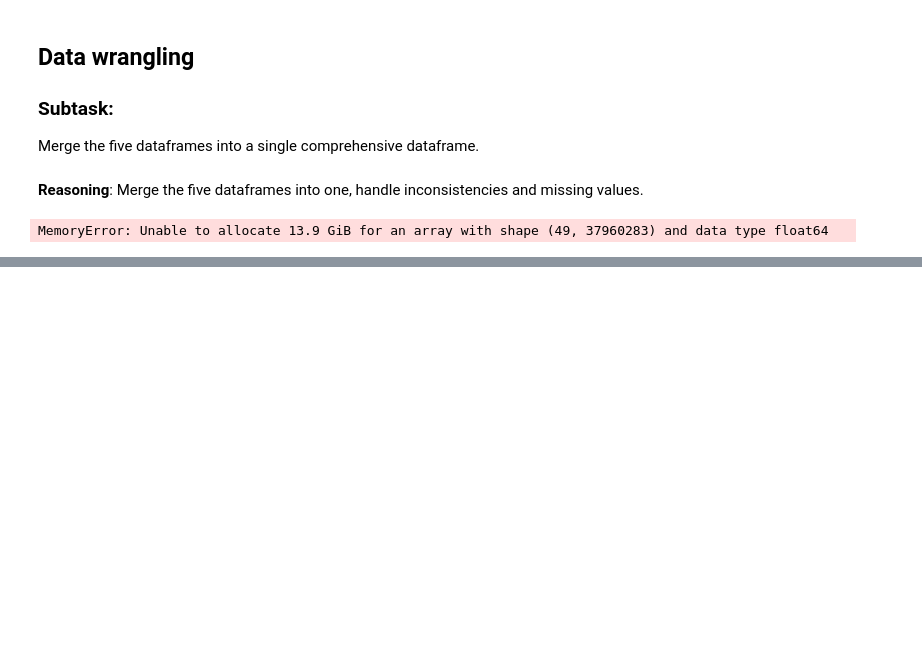
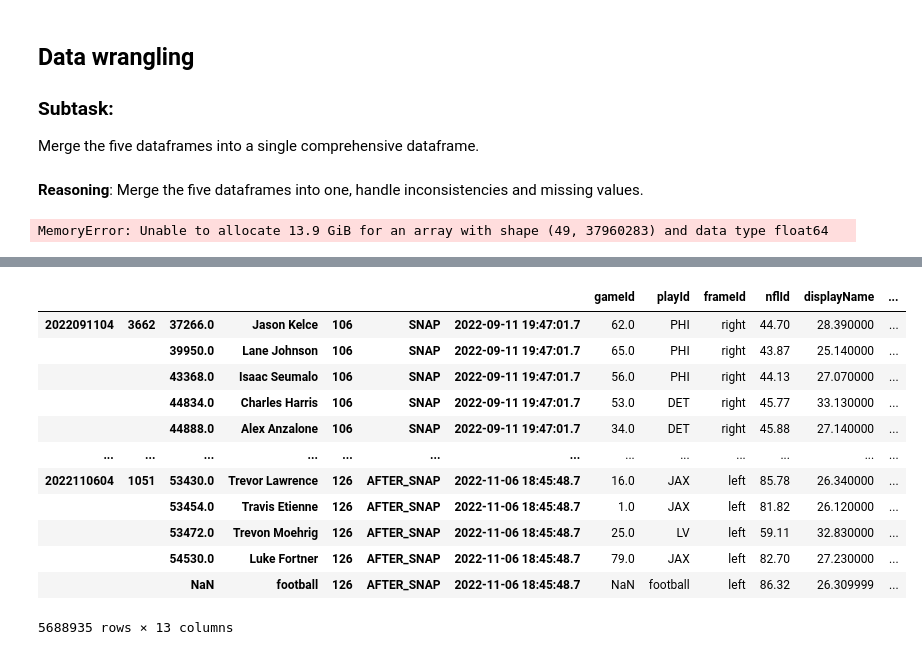
Before and after one commit to jesse279/NFL_passing, a Jupyter notebook: src/Football_Tracking.ipynb, the cells around one changed output, grey strips where cells are left out. Saved outputs shown, nothing was run; the diff lists cells and outputs as text; code cells hidden in the pictures; blank space fills up the shorter version.

```diff
--- a/src/Football_Tracking.ipynb
+++ b/src/Football_Tracking.ipynb
@@ -238,0 +636,22 @@ ani = animate_play(play_id, df_merged)
+# %%
+import pandas as pd
+
+# Load input features
+df = pd.read_csv("../data/play_features.csv") # 5688935
+# %%
+# df.drop_duplicates() #5688080
+df
+# %% [output]
+|  |  |  |  |  |  |  | gameId | playId | frameId | nflId | displayName | ... |
+| 2022091104 | 3662 | 37266.0 | Jason Kelce | 106 | SNAP | 2022-09-11 19:47:01.7 | 62.0 | PHI | right | 44.70 | 28.390000 | ... |
+|  |  | 39950.0 | Lane Johnson | 106 | SNAP | 2022-09-11 19:47:01.7 | 65.0 | PHI | right | 43.87 | 25.140000 | ... |
+|  |  | 43368.0 | Isaac Seumalo | 106 | SNAP | 2022-09-11 19:47:01.7 | 56.0 | PHI | right | 44.13 | 27.070000 | ... |
+|  |  | 44834.0 | Charles Harris | 106 | SNAP | 2022-09-11 19:47:01.7 | 53.0 | DET | right | 45.77 | 33.130000 | ... |
+|  |  | 44888.0 | Alex Anzalone | 106 | SNAP | 2022-09-11 19:47:01.7 | 34.0 | DET | right | 45.88 | 27.140000 | ... |
+| ... | ... | ... | ... | ... | ... | ... | ... | ... | ... | ... | ... | ... |
+| 2022110604 | 1051 | 53430.0 | Trevor Lawrence | 126 | AFTER_SNAP | 2022-11-06 18:45:48.7 | 16.0 | JAX | left | 85.78 | 26.340000 | ... |
+|  |  | 53454.0 | Travis Etienne | 126 | AFTER_SNAP | 2022-11-06 18:45:48.7 | 1.0 | JAX | left | 81.82 | 26.120000 | ... |
+|  |  | 53472.0 | Trevon Moehrig | 126 | AFTER_SNAP | 2022-11-06 18:45:48.7 | 25.0 | LV | left | 59.11 | 32.830000 | ... |
+|  |  | 54530.0 | Luke Fortner | 126 | AFTER_SNAP | 2022-11-06 18:45:48.7 | 79.0 | JAX | left | 82.70 | 27.230000 | ... |
+|  |  | NaN | football | 126 | AFTER_SNAP | 2022-11-06 18:45:48.7 | NaN | football | left | 86.32 | 26.309999 | ... |
+5688935 rows × 13 columns
```
Also changed, not shown: parts of 22 cells of this notebook, 3 other files.
